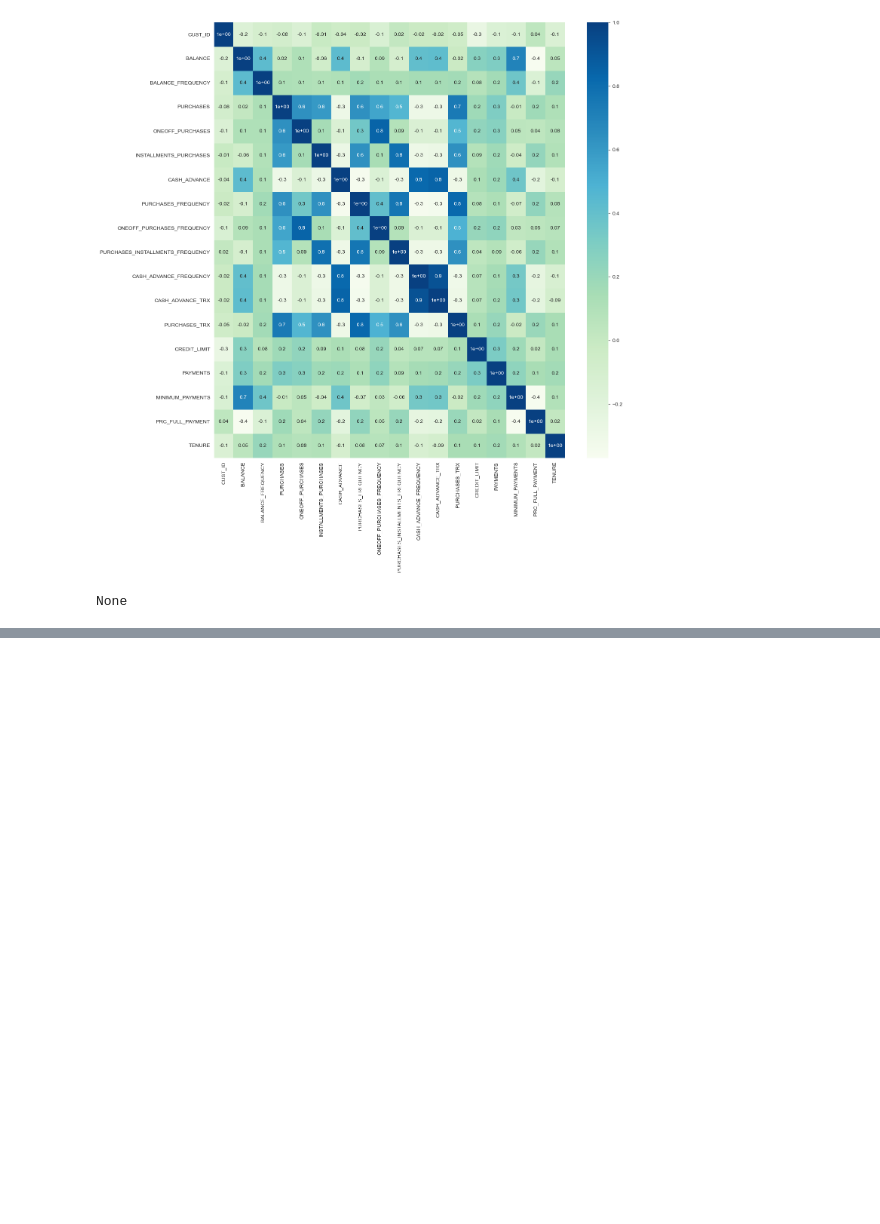
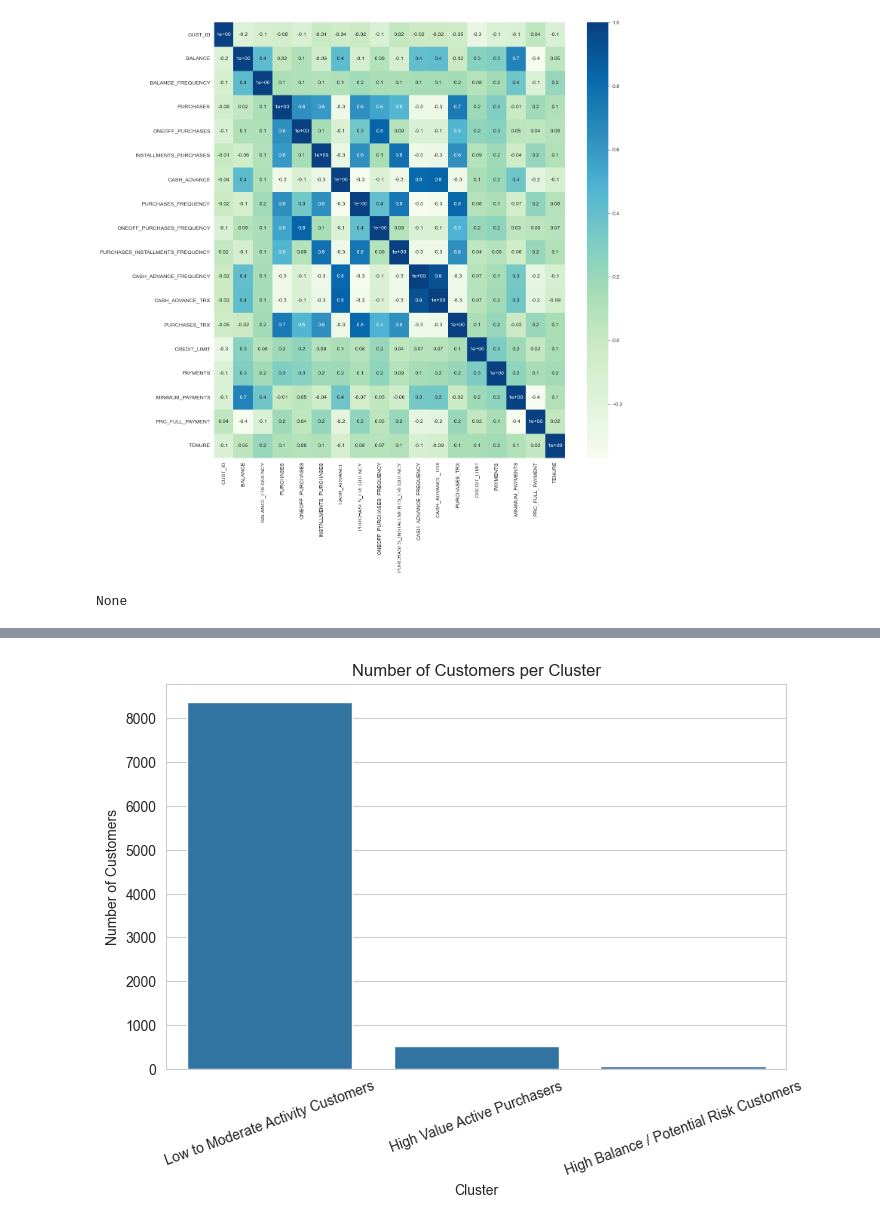
Before and after one commit to inesbchainho/ML_unsupervized_learning_26, a Jupyter notebook: Main_Notebook.ipynb, the cells around one changed output, grey strips where cells are left out. Saved outputs shown, nothing was run; the diff lists cells and outputs as text; code cells hidden in the pictures; blank space fills up the shorter version.

```diff
--- a/Main_Notebook.ipynb
+++ b/Main_Notebook.ipynb
@@ -277,0 +366,10 @@ None
+# %%
+best_k = 3
+
+kmeans = KMeans(n_clusters=best_k, random_state=42, n_init=10)
+clusters = kmeans.fit_predict(X_scaled)
+
+df_clustered = df.copy()
+df_clustered["Cluster"] = clusters
+
+df_clustered.head()
@@ -277,0 +467,10 @@ None
+# %%
+cluster_names = {
+    0: "Low to Moderate Activity Customers",
+    1: "High Value Active Purchasers",
+    2: "High Balance / Potential Risk Customers"
+}
+
+df_clustered["Cluster_Name"] = df_clustered["Cluster"].map(cluster_names)
+
+df_clustered[["CUST_ID", "Cluster", "Cluster_Name"]].head()
@@ -277,0 +484,15 @@ None
+# %%
+plt.figure(figsize=(8, 5))
+
+sns.countplot(
+    data=df_clustered,
+    x="Cluster_Name"
+)
+
+plt.title("Number of Customers per Cluster")
+plt.xlabel("Cluster")
+plt.ylabel("Number of Customers")
+plt.xticks(rotation=20)
+plt.show()
+# %% [output]
+[figure, added]
```
Also changed, not shown: parts of 27 cells of this notebook, 1 other file.
